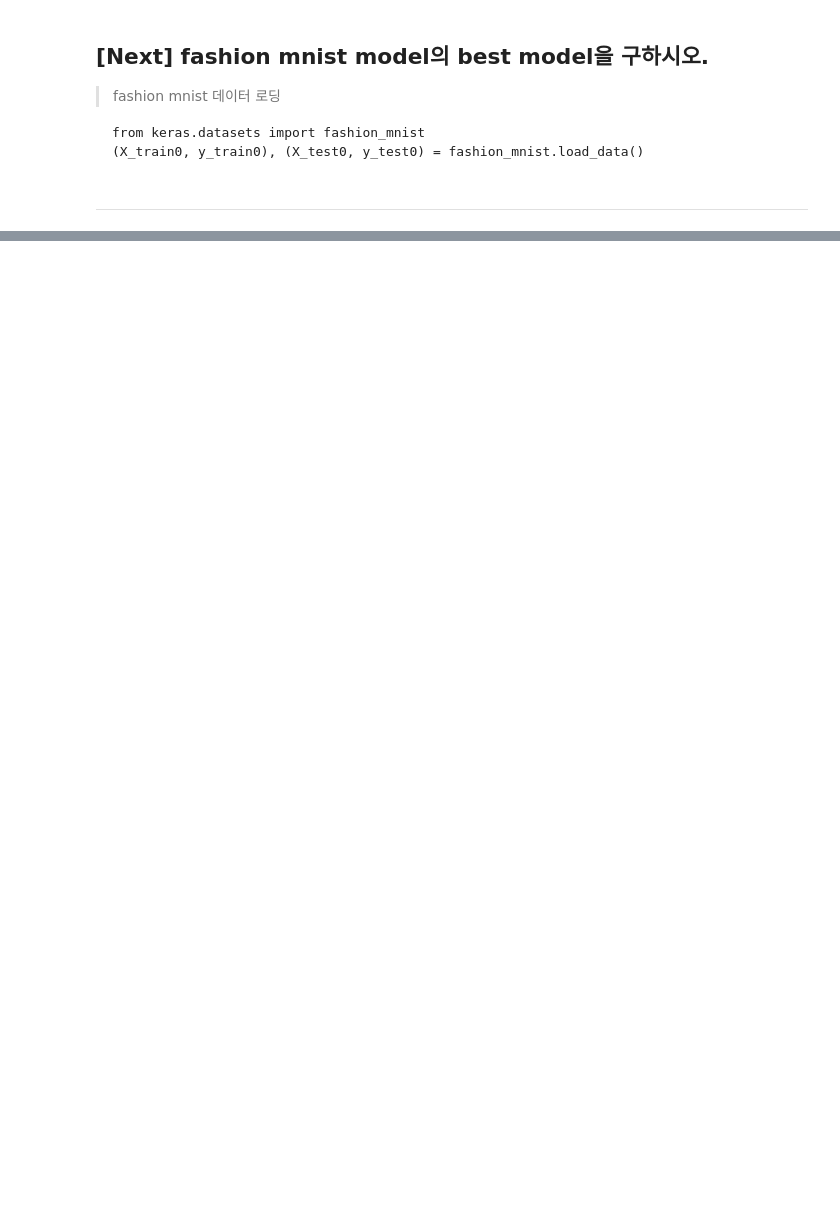
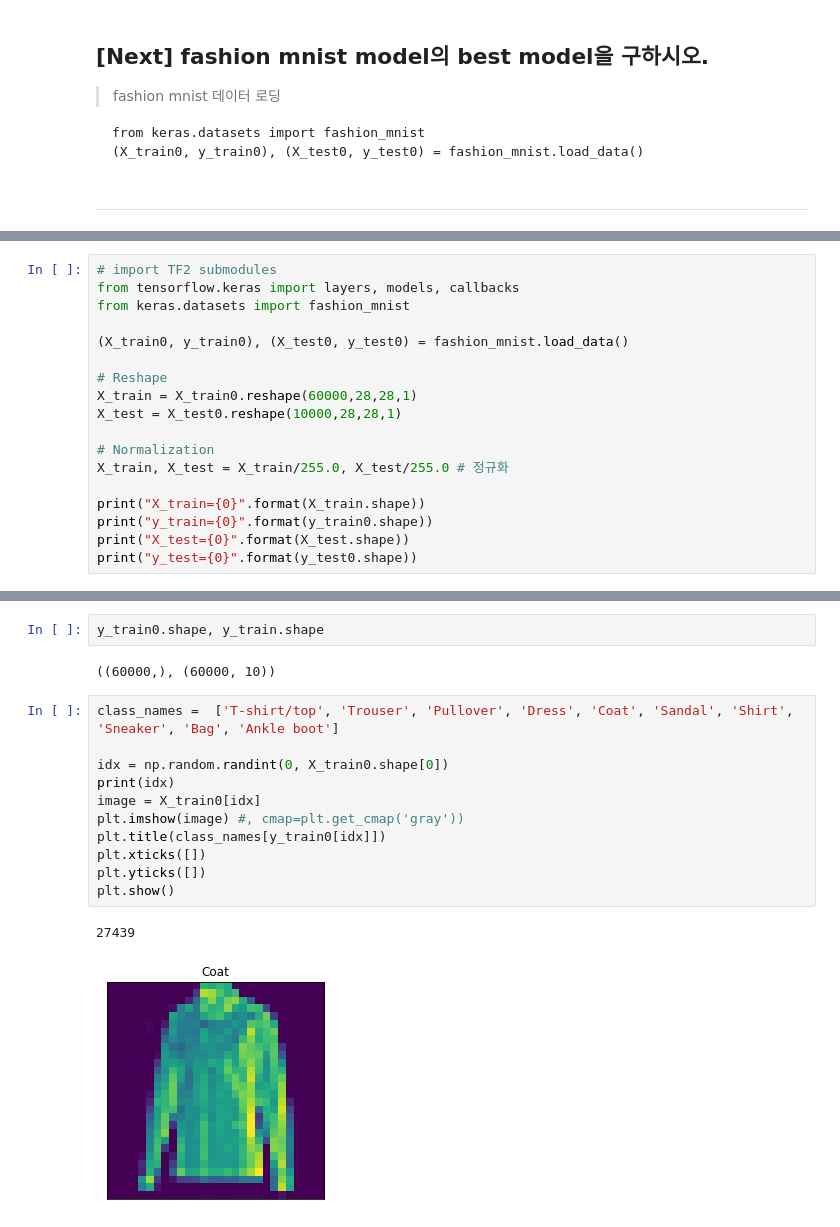
Before and after one commit to w2j1y12/pdm17, a Jupyter notebook: py-tensorflow/DL2-CNN/dl2_02_mnist_CNN_best.ipynb, the cells around one changed output, grey strips where cells are left out. Drawn from its saved outputs; the diff is of its cells as text; blank space fills up the shorter version.

```diff
--- a/py-tensorflow/DL2-CNN/dl2_02_mnist_CNN_best.ipynb
+++ b/py-tensorflow/DL2-CNN/dl2_02_mnist_CNN_best.ipynb
@@ -341,0 +462,18 @@ from keras.datasets import fashion_mnist
+# %%
+# import TF2 submodules
+from tensorflow.keras import layers, models, callbacks
+from keras.datasets import fashion_mnist
+
+(X_train0, y_train0), (X_test0, y_test0) = fashion_mnist.load_data()
+
+# Reshape
+X_train = X_train0.reshape(60000,28,28,1)
+X_test = X_test0.reshape(10000,28,28,1)
+
+# Normalization
+X_train, X_test = X_train/255.0, X_test/255.0 # 정규화
+
+print("X_train={0}".format(X_train.shape))
+print("y_train={0}".format(y_train0.shape))
+print("X_test={0}".format(X_test.shape))
+print("y_test={0}".format(y_test0.shape))
@@ -341,0 +504,18 @@ from keras.datasets import fashion_mnist
+# %%
+y_train0.shape, y_train.shape
+# %% [output]
+((60000,), (60000, 10))
+# %%
+class_names =  ['T-shirt/top', 'Trouser', 'Pullover', 'Dress', 'Coat', 'Sandal', 'Shirt', 'Sneaker', 'Bag', 'Ankle boot']
+
+idx = np.random.randint(0, X_train0.shape[0])
+print(idx)
+image = X_train0[idx]
+plt.imshow(image) #, cmap=plt.get_cmap('gray'))
+plt.title(class_names[y_train0[idx]])
+plt.xticks([])
+plt.yticks([])
+plt.show()
+# %% [output]
+27439
+[figure, added]
```
Also changed, not shown: parts of 21 cells of this notebook.
